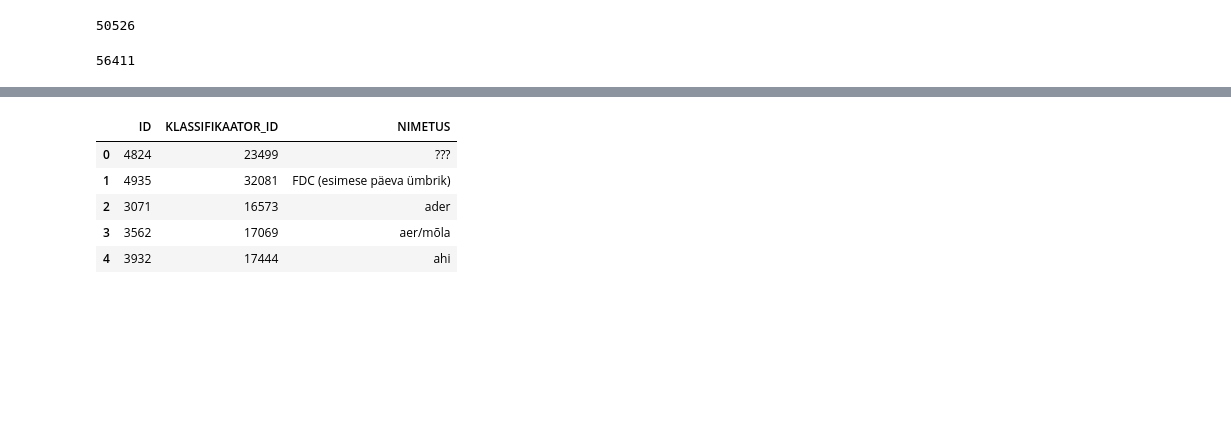
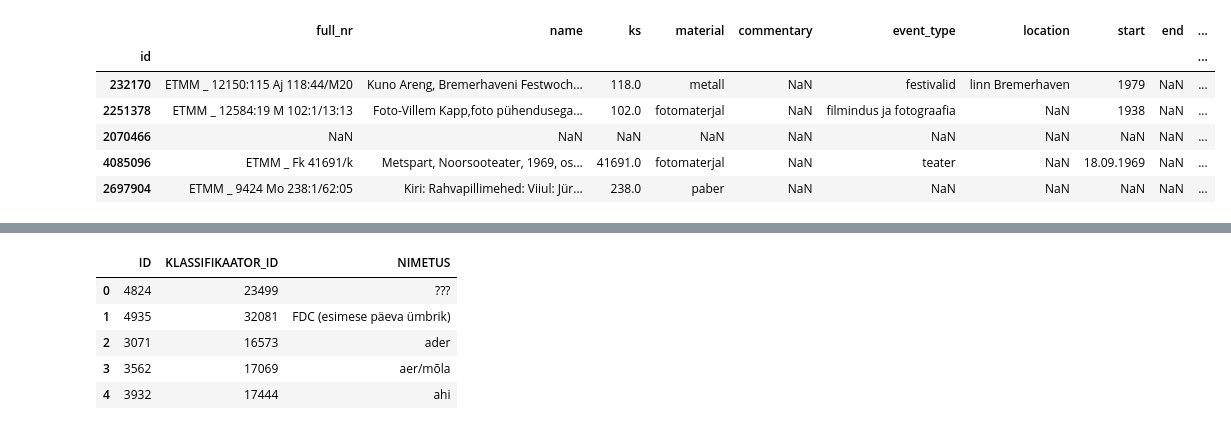
Before and after one commit to tillwenke/museum_item_classification, a Jupyter notebook: typeless_data_discovery.ipynb, the cells around one changed output, grey strips where cells are left out. Drawn from its saved outputs; the diff is of its cells as text; code cells hidden in the pictures; blank space fills up the shorter version.

```diff
--- a/typeless_data_discovery.ipynb
+++ b/typeless_data_discovery.ipynb
@@ -14,10 +19,2 @@ all_types = pd.read_excel('data/typeless/all_types.xlsx')
 # %%
 # !!! idea: compare distribution. especially on this subset
-# %%
-len(general_info[general_info.ACR == 'AM'])
-# %% [output]
-50526
-# %%
-len(general_info[general_info.ACR == 'ETMM'])
-# %% [output]
-56411
@@ -23,0 +23,10 @@ len(general_info[general_info.ACR == 'ETMM'])
+# %%
+combined_data.head()
+# %% [output]
+|  | full_nr | name | ks | material | commentary | event_type | location | start | end | ... |
+| id |  |  |  |  |  |  |  |  |  | ... |
+| 232170 | ETMM _ 12150:115 Aj 118:44/M20 | Kuno Areng, Bremerhaveni Festwoch... | 118.0 | metall | NaN | festivalid | linn Bremerhaven | 1979 | NaN | ... |
+| 2251378 | ETMM _ 12584:19 M 102:1/13:13 | Foto-Villem Kapp,foto pühendusega... | 102.0 | fotomaterjal | NaN | filmindus ja fotograafia | NaN | 1938 | NaN | ... |
+| 2070466 | NaN | NaN | NaN | NaN | NaN | NaN | NaN | NaN | NaN | ... |
+| 4085096 | ETMM _ Fk 41691/k | Metspart, Noorsooteater, 1969, os... | 41691.0 | fotomaterjal | NaN | teater | NaN | 18.09.1969 | NaN | ... |
+| 2697904 | ETMM _ 9424 Mo 238:1/62:05 | Kiri: Rahvapillimehed: Viiul: Jür... | 238.0 | paber | NaN | NaN | NaN | NaN | NaN | ... |
```
Also changed, not shown: parts of 18 cells of this notebook, 4 other files.
